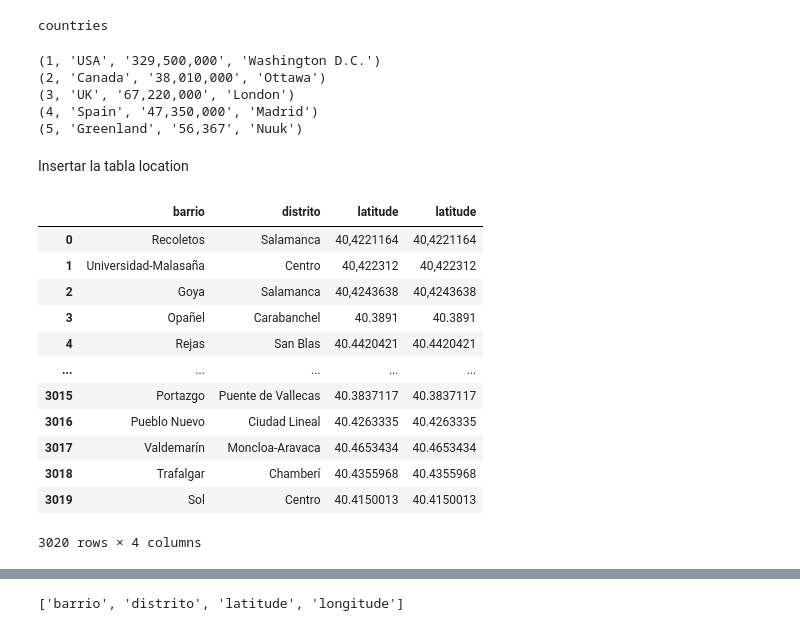
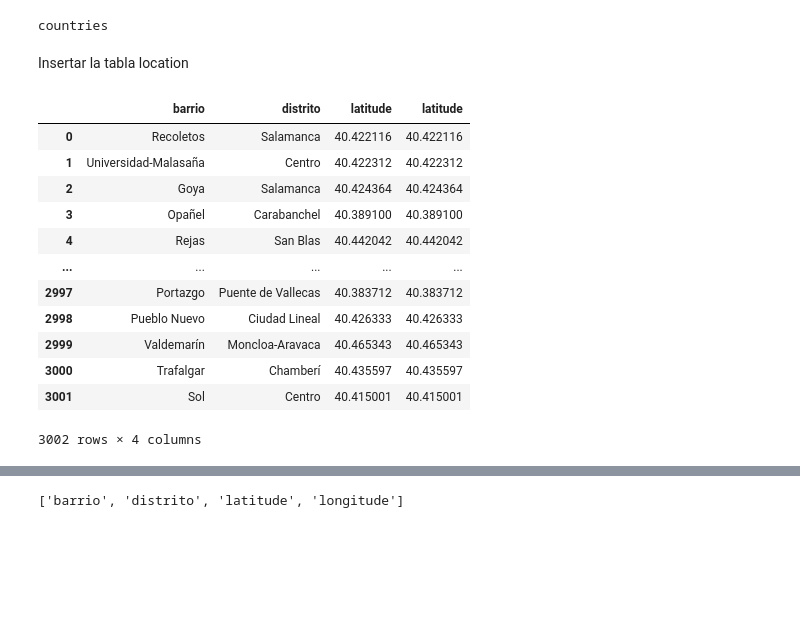
Before and after one commit to HFrutos/streamlit-house-price-prediction, a Jupyter notebook: sql/load.ipynb, the cells around one changed output, grey strips where cells are left out. Saved outputs shown, nothing was run; the diff lists cells and outputs as text; code cells hidden in the pictures; blank space fills up the shorter version.

```diff
--- a/sql/load.ipynb
+++ b/sql/load.ipynb
@@ -55,0 +296,2 @@ cursor2 = conn2.cursor()
+# %%
+df_sale = df_sale.drop(columns=["energy_consumption_value", "energy_emissions_value"])
@@ -55,0 +347,2 @@ cursor2 = conn2.cursor()
+# %%
+df_sale["referencia"] = ["ref"+str(i) for i in range(len(df_sale))]
@@ -55,0 +366,18 @@ cursor2 = conn2.cursor()
+# %%
+common_cols = [
+  "price_current", "price_kind", "listing_type",
+  "barrio", "distrito", "latitude", "longitude",
+  "energy_consumption_rating", "energy_emissions_rating",
+  "adaptado a personas con movilidad reducida",
+  "aire acondicionado",
+  "amueblado",
+  "antigüedad",
+  "ascensor", "balcón", "baños", "calefacción", "chimenea",
+  "cocina equipada", "conservación", "exterior", "garaje",
+  "habitaciones", "jardín", "piscina", "planta",
+  "portero automático", "puerta blindada",
+  "sistema de seguridad",
+  "superficie construida", "superficie útil",
+  "terraza", "trastero", "vidrios dobles",
+  "referencia"
+]
@@ -55,0 +389,3 @@ cursor2 = conn2.cursor()
+# %%
+df_rental = df_rental[common_cols]
+df_sale   = df_sale[common_cols]
@@ -115,35 +916,22 @@ for (table_name,) in cursor.fetchall():
     print(table_name)
 # %% [output]
 countries
-# %%
-cursor.execute("SELECT * FROM countries")
-filas = cursor.fetchall()
-
-# Mostrar los resultados
-for fila in filas:
-    print(fila)
-# %% [output]
-(1, 'USA', '329,500,000', 'Washington D.C.')
-(2, 'Canada', '38,010,000', 'Ottawa')
-(3, 'UK', '67,220,000', 'London')
-(4, 'Spain', '47,350,000', 'Madrid')
-(5, 'Greenland', '56,367', 'Nuuk')
 # %% [markdown]
 Insertar la tabla location
 # %%
-df2[["barrio","distrito","latitude","latitude"]]
+df_sale[["barrio","distrito","latitude","latitude"]]
 # %% [output]
 |  | barrio | distrito | latitude | latitude |
-| 0 | Recoletos | Salamanca | 40,4221164 | 40,4221164 |
-| 1 | Universidad-Malasaña | Centro | 40,422312 | 40,422312 |
-| 2 | Goya | Salamanca | 40,4243638 | 40,4243638 |
-| 3 | Opañel | Carabanchel | 40.3891 | 40.3891 |
-| 4 | Rejas | San Blas | 40.4420421 | 40.4420421 |
+| 0 | Recoletos | Salamanca | 40.422116 | 40.422116 |
+| 1 | Universidad-Malasaña | Centro | 40.422312 | 40.422312 |
+| 2 | Goya | Salamanca | 40.424364 | 40.424364 |
+| 3 | Opañel | Carabanchel | 40.389100 | 40.389100 |
+| 4 | Rejas | San Blas | 40.442042 | 40.442042 |
 | ... | ... | ... | ... | ... |
-| 3015 | Portazgo | Puente de Vallecas | 40.3837117 | 40.3837117 |
-| 3016 | Pueblo Nuevo | Ciudad Lineal | 40.4263335 | 40.4263335 |
-| 3017 | Valdemarín | Moncloa-Aravaca | 40.4653434 | 40.4653434 |
-| 3018 | Trafalgar | Chamberí | 40.4355968 | 40.4355968 |
-| 3019 | Sol | Centro | 40.4150013 | 40.4150013 |
+| 2997 | Portazgo | Puente de Vallecas | 40.383712 | 40.383712 |
+| 2998 | Pueblo Nuevo | Ciudad Lineal | 40.426333 | 40.426333 |
+| 2999 | Valdemarín | Moncloa-Aravaca | 40.465343 | 40.465343 |
+| 3000 | Trafalgar | Chamberí | 40.435597 | 40.435597 |
+| 3001 | Sol | Centro | 40.415001 | 40.415001 |
-3020 rows × 4 columns
+3002 rows × 4 columns
 # %%
```
Also changed, not shown: parts of 138 cells of this notebook, 2 other files.
